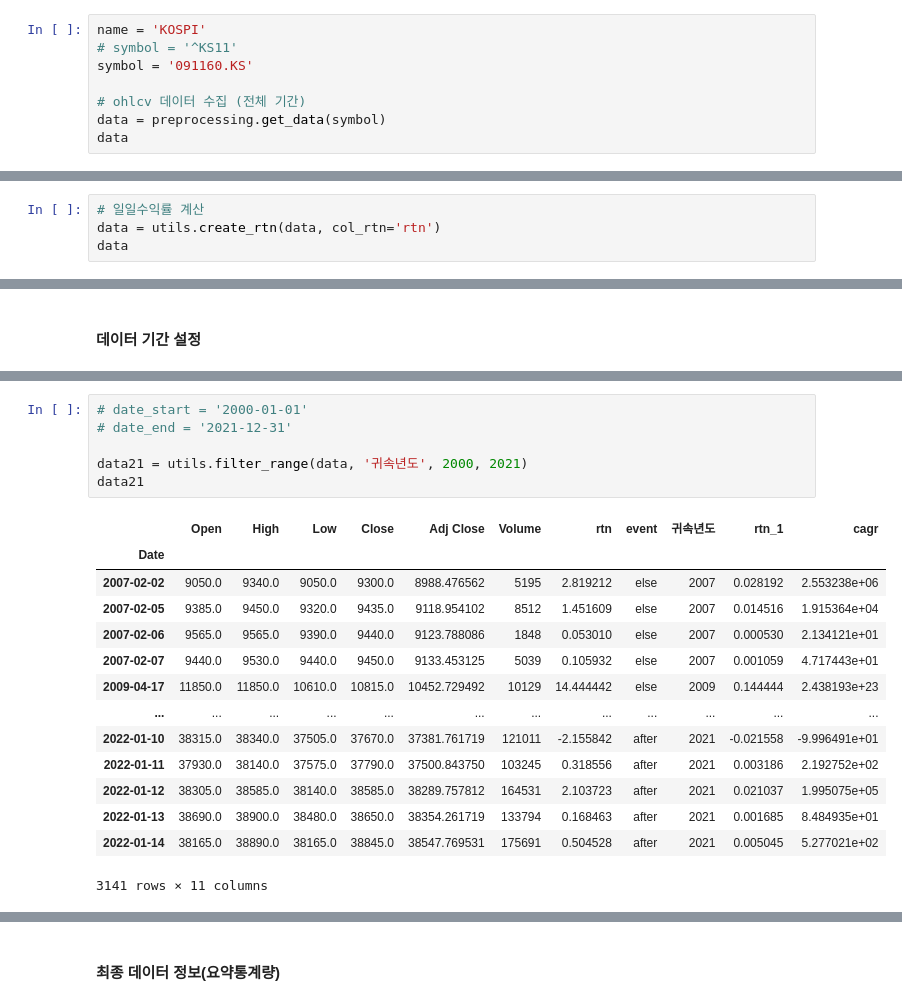
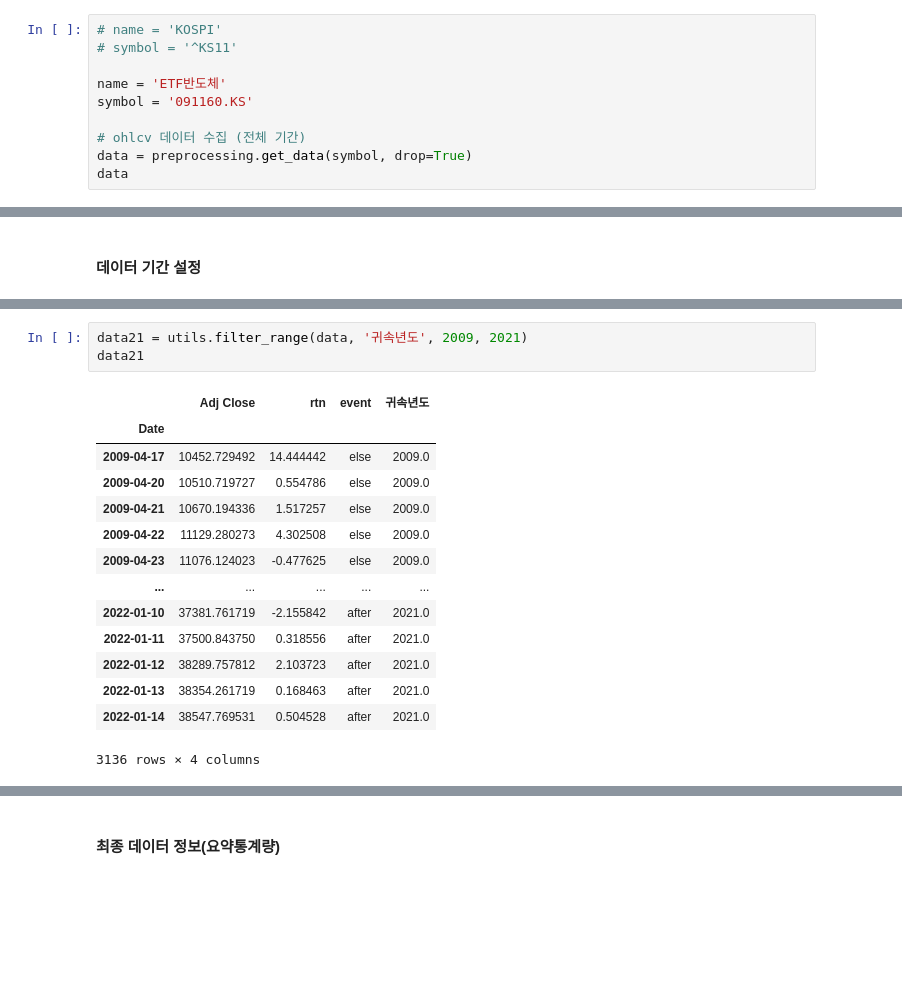
Before and after one commit to dohyung9810/quant, a Jupyter notebook: santa/santa_7days.ipynb, the cells around one changed output, grey strips where cells are left out. Saved outputs shown, nothing was run; the diff lists cells and outputs as text; blank space fills up the shorter version.

```diff
--- a/santa/santa_7days.ipynb
+++ b/santa/santa_7days.ipynb
@@ -27,12 +56,14 @@ import preprocessing
 # %% [markdown]
 ### 데이터 수집
 # %%
-name = 'KOSPI'
+# name = 'KOSPI'
 # symbol = '^KS11'
+
+name = 'ETF반도체'
 symbol = '091160.KS'
 
 # ohlcv 데이터 수집 (전체 기간)
-data = preprocessing.get_data(symbol)
+data = preprocessing.get_data(symbol, drop=True)
 data
 # %% [output]
 [*********************100%%**********************]  1 of 1 completed
@@ -53,4 +84,0 @@ data
-# %%
-# 일일수익률 계산
-data = utils.create_rtn(data, col_rtn='rtn')
-data
@@ -95,21 +93,18 @@ data21
 # %%
-# date_start = '2000-01-01'
-# date_end = '2021-12-31'
-
-data21 = utils.filter_range(data, '귀속년도', 2000, 2021)
+data21 = utils.filter_range(data, '귀속년도', 2009, 2021)
 data21
 # %% [output]
-|  | Open | High | Low | Close | Adj Close | Volume | rtn | event | 귀속년도 | rtn_1 | cagr |
-| Date |  |  |  |  |  |  |  |  |  |  |  |
-| 2007-02-02 | 9050.0 | 9340.0 | 9050.0 | 9300.0 | 8988.476562 | 5195 | 2.819212 | else | 2007 | 0.028192 | 2.553238e+06 |
-| 2007-02-05 | 9385.0 | 9450.0 | 9320.0 | 9435.0 | 9118.954102 | 8512 | 1.451609 | else | 2007 | 0.014516 | 1.915364e+04 |
-| 2007-02-06 | 9565.0 | 9565.0 | 9390.0 | 9440.0 | 9123.788086 | 1848 | 0.053010 | else | 2007 | 0.000530 | 2.134121e+01 |
-| 2007-02-07 | 9440.0 | 9530.0 | 9440.0 | 9450.0 | 9133.453125 | 5039 | 0.105932 | else | 2007 | 0.001059 | 4.717443e+01 |
-| 2009-04-17 | 11850.0 | 11850.0 | 10610.0 | 10815.0 | 10452.729492 | 10129 | 14.444442 | else | 2009 | 0.144444 | 2.438193e+23 |
-| ... | ... | ... | ... | ... | ... | ... | ... | ... | ... | ... | ... |
-| 2022-01-10 | 38315.0 | 38340.0 | 37505.0 | 37670.0 | 37381.761719 | 121011 | -2.155842 | after | 2021 | -0.021558 | -9.996491e+01 |
-| 2022-01-11 | 37930.0 | 38140.0 | 37575.0 | 37790.0 | 37500.843750 | 103245 | 0.318556 | after | 2021 | 0.003186 | 2.192752e+02 |
-| 2022-01-12 | 38305.0 | 38585.0 | 38140.0 | 38585.0 | 38289.757812 | 164531 | 2.103723 | after | 2021 | 0.021037 | 1.995075e+05 |
-| 2022-01-13 | 38690.0 | 38900.0 | 38480.0 | 38650.0 | 38354.261719 | 133794 | 0.168463 | after | 2021 | 0.001685 | 8.484935e+01 |
-| 2022-01-14 | 38165.0 | 38890.0 | 38165.0 | 38845.0 | 38547.769531 | 175691 | 0.504528 | after | 2021 | 0.005045 | 5.277021e+02 |
+|  | Adj Close | rtn | event | 귀속년도 |
+| Date |  |  |  |  |
+| 2009-04-17 | 10452.729492 | 14.444442 | else | 2009.0 |
+| 2009-04-20 | 10510.719727 | 0.554786 | else | 2009.0 |
+| 2009-04-21 | 10670.194336 | 1.517257 | else | 2009.0 |
+| 2009-04-22 | 11129.280273 | 4.302508 | else | 2009.0 |
+| 2009-04-23 | 11076.124023 | -0.477625 | else | 2009.0 |
+| ... | ... | ... | ... | ... |
+| 2022-01-10 | 37381.761719 | -2.155842 | after | 2021.0 |
+| 2022-01-11 | 37500.843750 | 0.318556 | after | 2021.0 |
+| 2022-01-12 | 38289.757812 | 2.103723 | after | 2021.0 |
+| 2022-01-13 | 38354.261719 | 0.168463 | after | 2021.0 |
+| 2022-01-14 | 38547.769531 | 0.504528 | after | 2021.0 |
-3141 rows × 11 columns
+3136 rows × 4 columns
```
Also changed, not shown: parts of 21 cells of this notebook, 2 other files.
